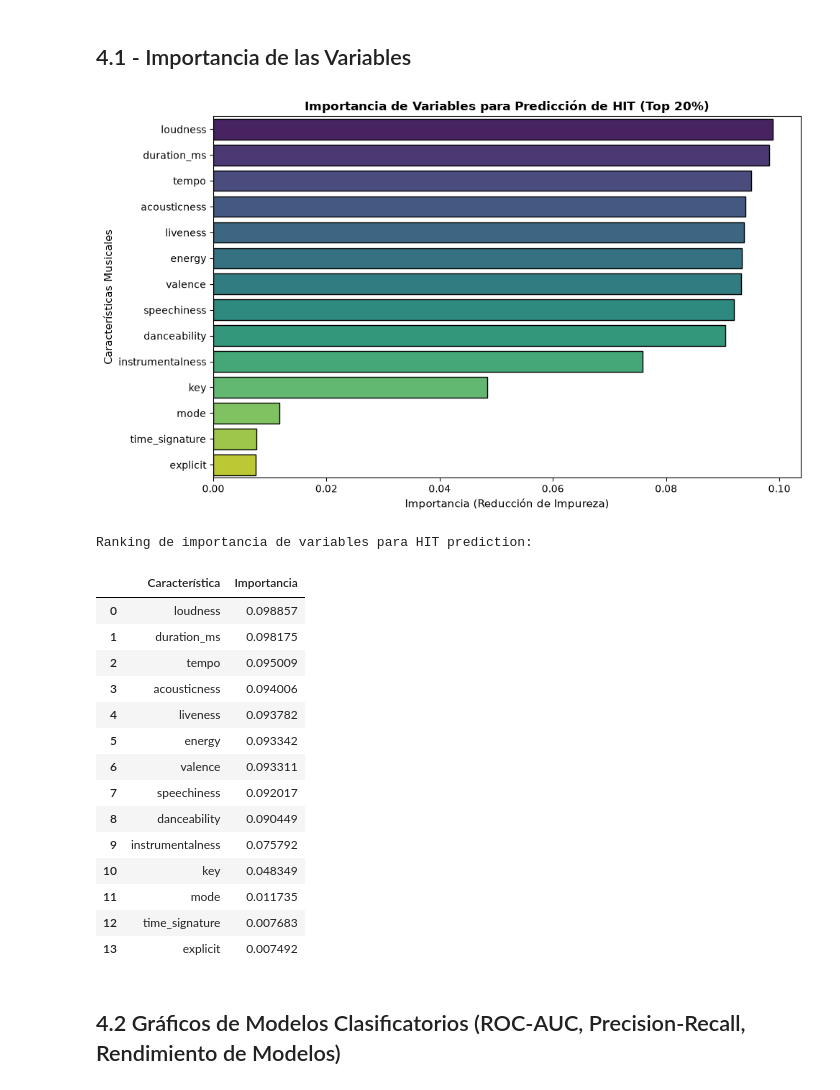
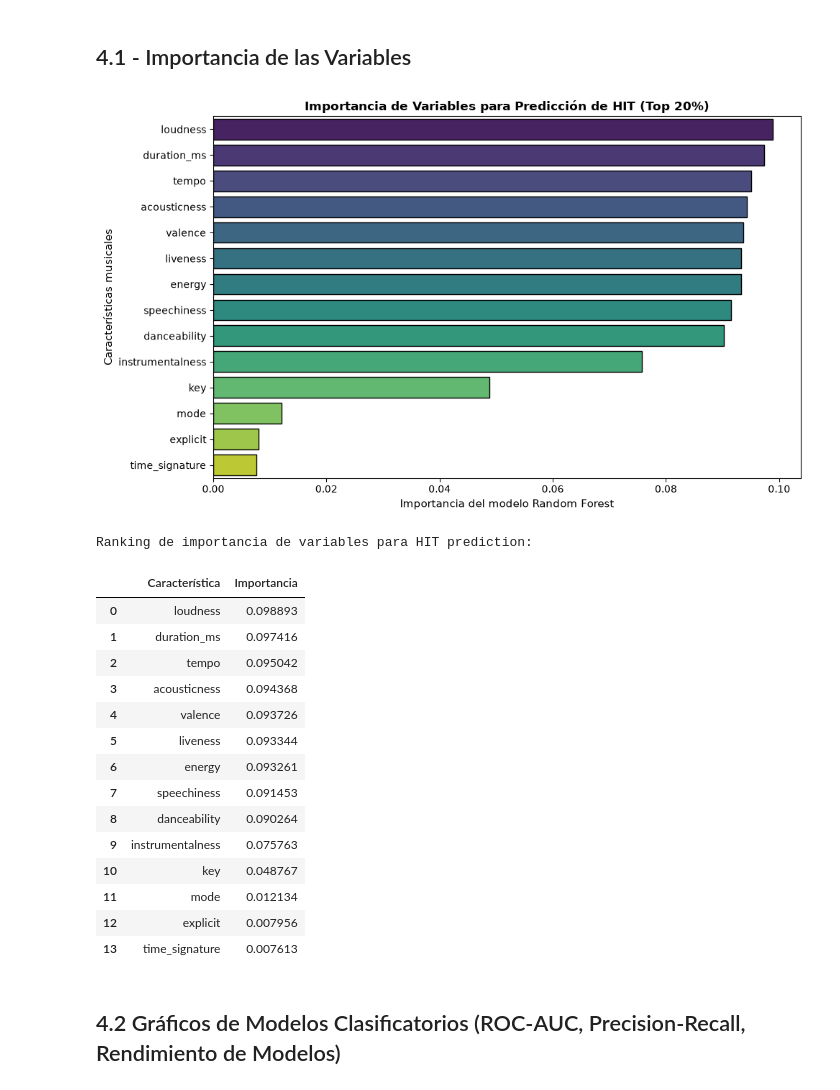
Before and after one commit to CtrlAltBryan/spotify-uide, a Jupyter notebook: notebooks/spotify_analysis.ipynb, the cells around one changed output. Saved outputs shown, nothing was run; the diff lists cells and outputs as text; code cells hidden in the pictures.

```diff
--- a/notebooks/spotify_analysis.ipynb
+++ b/notebooks/spotify_analysis.ipynb
@@ -743,61 +1078,63 @@ Por lo tanto, esta segunda etapa complementa el enfoque inicial del modelo hurdl
 # %%
 # =====================================================================
 # ANÁLISIS DE IMPORTANCIA DE VARIABLES (HIT TOP 20%)
 # =====================================================================
 
-# 1. Importancias del modelo Random Forest (Fase 2)
-importancias_hit = modelo_rf.feature_importances_
+# 1. Importancias del modelo Random Forest de la Fase 2
+importancias_hit = rf_hit.feature_importances_
 
 # 2. DataFrame ordenado
 df_importancia_hit = pd.DataFrame({
-    'Característica': caracteristicas_musicales,
-    'Importancia': importancias_hit
-}).sort_values(by='Importancia', ascending=False)
+    "Característica": X_train_hit.columns,
+    "Importancia": importancias_hit
+}).sort_values(by="Importancia", ascending=False)
 
 # 3. Visualización
 plt.figure(figsize=(10, 6))
 
 sns.barplot(
     data=df_importancia_hit,
-    x='Importancia',
-    y='Característica',
-    palette='viridis',
-    edgecolor='black'
+    x="Importancia",
+    y="Característica",
+    hue="Característica",
+    palette="viridis",
+    edgecolor="black",
+    legend=False
 )
 
 plt.title(
-    'Importancia de Variables para Predicción de HIT (Top 20%)',
+    "Importancia de Variables para Predicción de HIT (Top 20%)",
     fontsize=12,
-    fontweight='bold'
+    fontweight="bold"
 )
 
-plt.xlabel('Importancia (Reducción de Impureza)', fontsize=11)
-plt.ylabel('Características Musicales', fontsize=11)
+plt.xlabel("Importancia del modelo Random Forest", fontsize=11)
+plt.ylabel("Características musicales", fontsize=11)
 
 plt.tight_layout()
 plt.show()
 
 # 4. Ranking numérico
 print("Ranking de importancia de variables para HIT prediction:")
 display(df_importancia_hit.reset_index(drop=True))
 # %% [output]
-[figure, old version]
+[figure, new version]
 Ranking de importancia de variables para HIT prediction:
 |  | Característica | Importancia |
-| 0 | loudness | 0.098857 |
-| 1 | duration_ms | 0.098175 |
-| 2 | tempo | 0.095009 |
-| 3 | acousticness | 0.094006 |
-| 4 | liveness | 0.093782 |
-| 5 | energy | 0.093342 |
-| 6 | valence | 0.093311 |
-| 7 | speechiness | 0.092017 |
-| 8 | danceability | 0.090449 |
-| 9 | instrumentalness | 0.075792 |
-| 10 | key | 0.048349 |
-| 11 | mode | 0.011735 |
-| 12 | time_signature | 0.007683 |
-| 13 | explicit | 0.007492 |
+| 0 | loudness | 0.098893 |
+| 1 | duration_ms | 0.097416 |
+| 2 | tempo | 0.095042 |
+| 3 | acousticness | 0.094368 |
+| 4 | valence | 0.093726 |
+| 5 | liveness | 0.093344 |
+| 6 | energy | 0.093261 |
+| 7 | speechiness | 0.091453 |
+| 8 | danceability | 0.090264 |
+| 9 | instrumentalness | 0.075763 |
+| 10 | key | 0.048767 |
+| 11 | mode | 0.012134 |
+| 12 | explicit | 0.007956 |
+| 13 | time_signature | 0.007613 |
 # %% [markdown]
 ## 4.2 Gráficos de Modelos Clasificatorios (ROC-AUC, Precision-Recall, Rendimiento de Modelos)
 # %%
```
Also changed, not shown: parts of 15 cells of this notebook.
